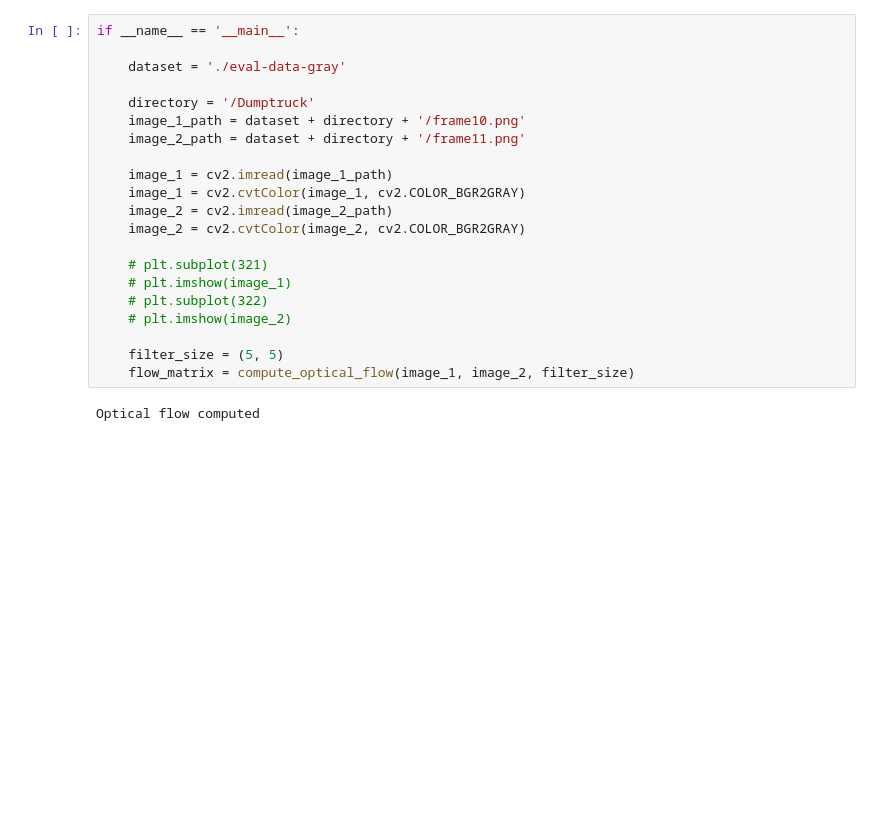
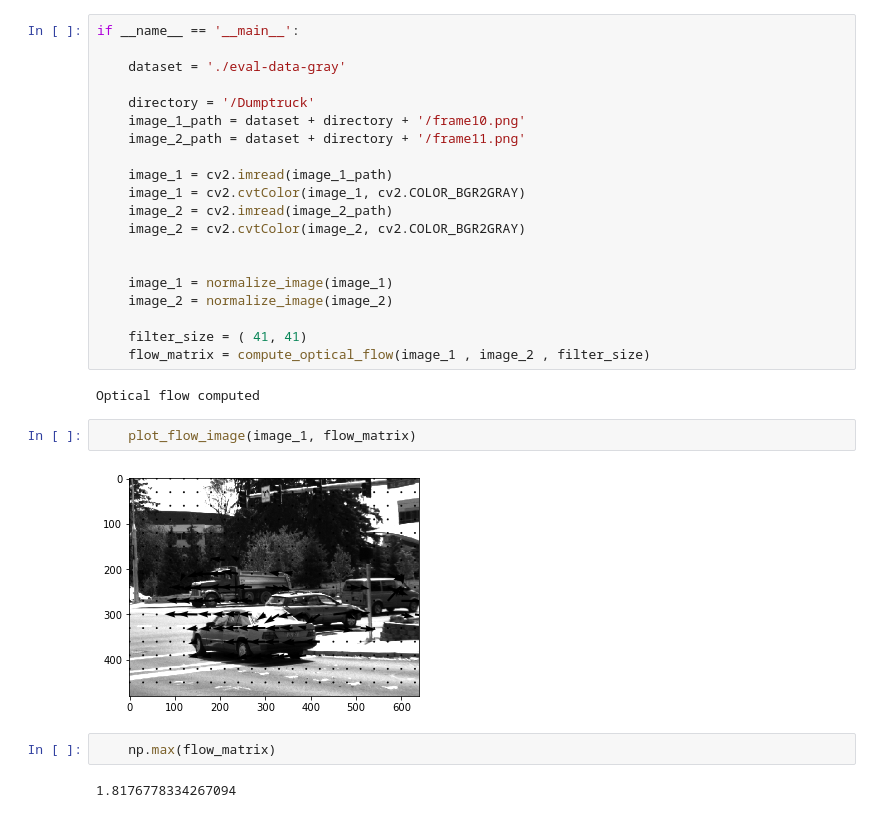
Before and after one commit to RahulSajnani/Computer-vision, a Jupyter notebook: 20171056_Assignment_5/20171056_Assignment_5.ipynb, the cells around one changed output. Saved outputs shown, nothing was run; the diff lists cells and outputs as text; blank space fills up the shorter version.

Commit message:
Update optical flow function

```diff
--- a/20171056_Assignment_5/20171056_Assignment_5.ipynb
+++ b/20171056_Assignment_5/20171056_Assignment_5.ipynb
@@ -102,12 +124,19 @@ if __name__ == '__main__':
     image_2 = cv2.imread(image_2_path)
     image_2 = cv2.cvtColor(image_2, cv2.COLOR_BGR2GRAY)
 
-    # plt.subplot(321)
-    # plt.imshow(image_1)
-    # plt.subplot(322)
-    # plt.imshow(image_2)
 
-    filter_size = (5, 5)
-    flow_matrix = compute_optical_flow(image_1, image_2, filter_size)
+    image_1 = normalize_image(image_1)
+    image_2 = normalize_image(image_2)
+
+    filter_size = ( 41, 41)
+    flow_matrix = compute_optical_flow(image_1 , image_2 , filter_size)
 # %% [output]
 Optical flow computed
+# %%
+    plot_flow_image(image_1, flow_matrix)
+# %% [output]
+[figure, added]
+# %%
+    np.max(flow_matrix)
+# %% [output]
+1.8176778334267094
```
Also changed, not shown: parts of 1 cell of this notebook.
